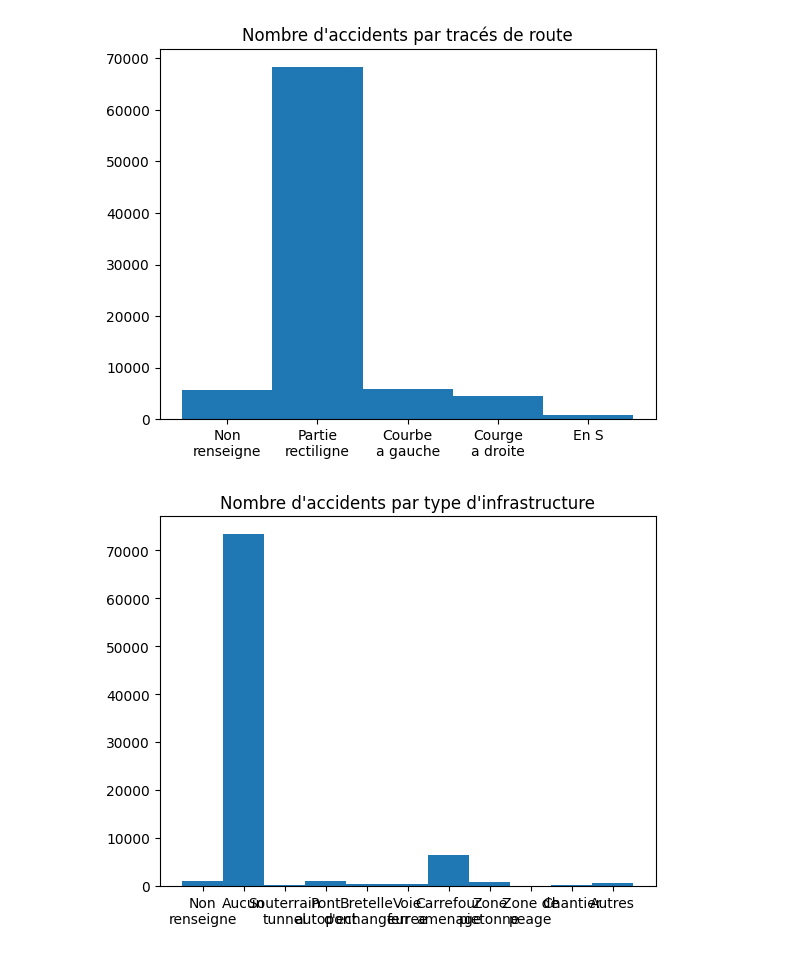
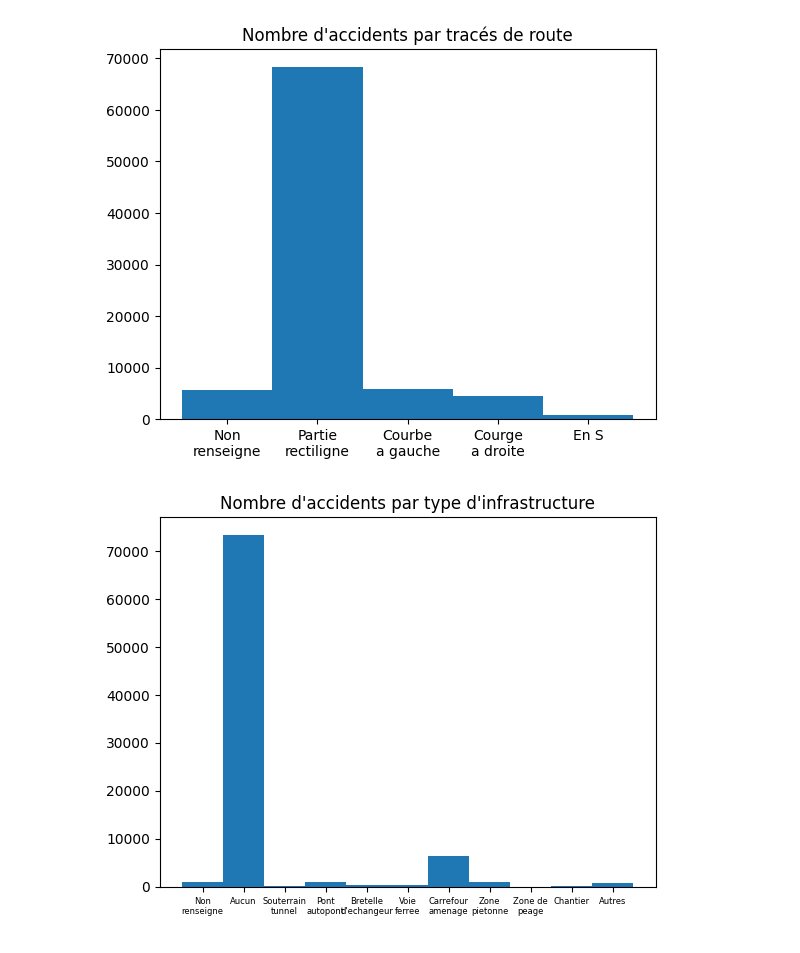
Before and after one commit to gauthgoth/Challenge---Etudes-de-Cas, a Jupyter notebook: data_vis_alex.ipynb, the cells around one changed output. Drawn from its saved outputs; the diff is of its cells as text; code cells hidden in the pictures.

```diff
--- a/data_vis_alex.ipynb
+++ b/data_vis_alex.ipynb
@@ -172,10 +172,10 @@ plt.show()
 # %%
 infra_plot = bike_acc.groupby(['infra'])['Num_Acc'].nunique()
 labels_infra = ["Non\nrenseigne", "Aucun", "Souterrain\ntunnel", "Pont\nautopont", "Bretelle\nd'echangeur", "Voie\nferree", "Carrefour\namenage", "Zone\npietonne", "Zone de\npeage", "Chantier", "Autres"]
 fig, ax = plt.subplots()
 ax.hist(infra_plot.keys(), bins=[x - .5 for x in range(-1, 11)], weights = infra_plot)
-ax.set_xticks(np.arange(-1, 10), labels=labels_infra)
+ax.set_xticks(np.arange(-1, 10), labels=labels_infra, size=6)
 plt.title("Nombre d'accidents par type d'infrastructure")
 plt.show()
 # %% [output]
-[figure, old version]
+[figure, new version]
```
Also changed, not shown: parts of 4 cells of this notebook.
